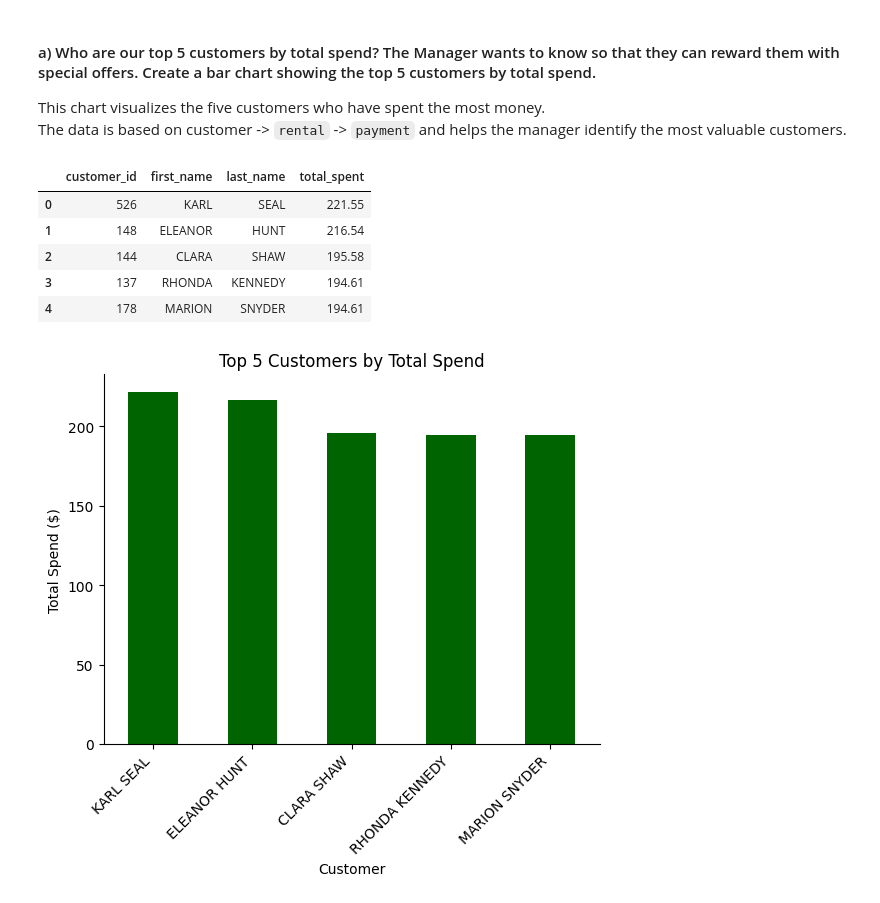
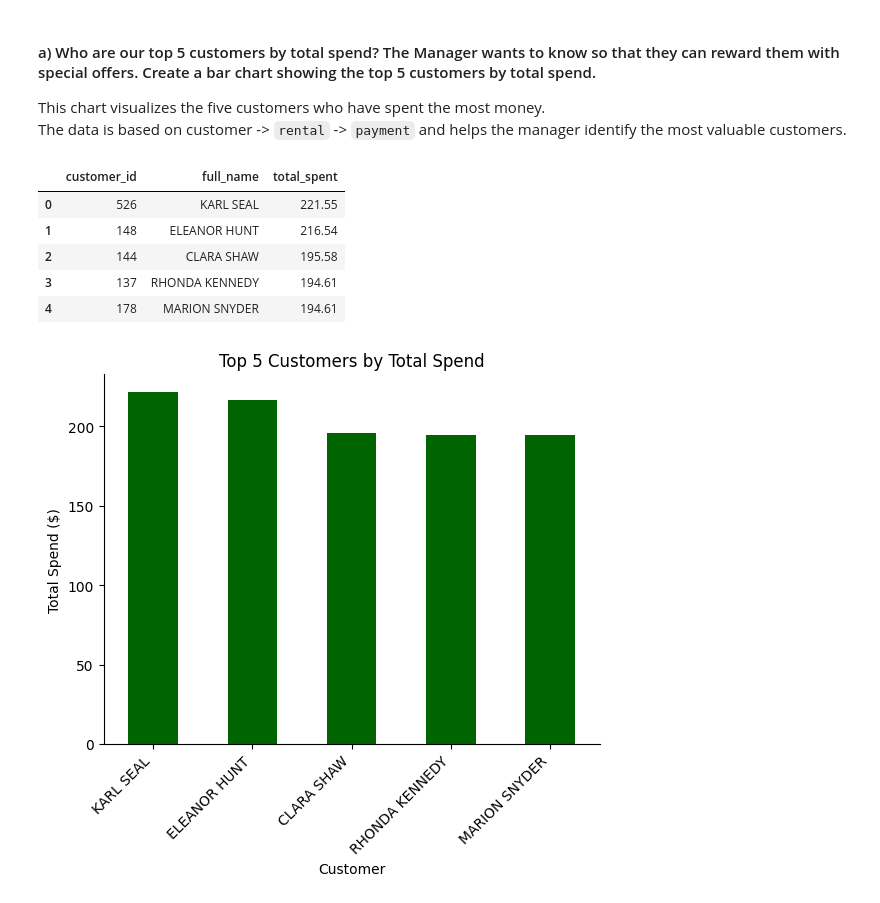
Before and after one commit to hazajijan-prog/sakila_lab_haza_jijan, a Jupyter notebook: sakila_ingestion.ipynb, the cells around one changed output. Cells and saved outputs as stored; diff of their text form; code cells hidden in the pictures.

```diff
--- a/sakila_ingestion.ipynb
+++ b/sakila_ingestion.ipynb
@@ -312,29 +310,29 @@ The data is based on customer ->  `rental`  ->  `payment`  and helps the manager
 # %%
 top_spenders = query_sakila("""
 SELECT
     c.customer_id,
-    c.first_name,
-    c.last_name,
+    c.first_name || ' ' || c.last_name AS full_name,
     SUM(p.amount) AS total_spent
 FROM staging.customer c
-JOIN staging.rental r ON c.customer_id = r.customer_id
-JOIN staging.payment p ON r.rental_id = p.rental_id
+JOIN staging.rental r
+    ON c.customer_id = r.customer_id
+JOIN staging.payment p
+    ON r.rental_id = p.rental_id
 GROUP BY
     c.customer_id,
-    c.first_name,
-    c.last_name
+    full_name
 ORDER BY total_spent DESC
 LIMIT 5;
 """)
 
 top_spenders
 # %% [output]
-|  | customer_id | first_name | last_name | total_spent |
-| 0 | 526 | KARL | SEAL | 221.55 |
-| 1 | 148 | ELEANOR | HUNT | 216.54 |
-| 2 | 144 | CLARA | SHAW | 195.58 |
-| 3 | 137 | RHONDA | KENNEDY | 194.61 |
-| 4 | 178 | MARION | SNYDER | 194.61 |
+|  | customer_id | full_name | total_spent |
+| 0 | 526 | KARL SEAL | 221.55 |
+| 1 | 148 | ELEANOR HUNT | 216.54 |
+| 2 | 144 | CLARA SHAW | 195.58 |
+| 3 | 137 | RHONDA KENNEDY | 194.61 |
+| 4 | 178 | MARION SNYDER | 194.61 |
 # %%
 import matplotlib.pyplot as plt
 
```
Also changed, not shown: parts of 6 cells of this notebook, 4 other files.
